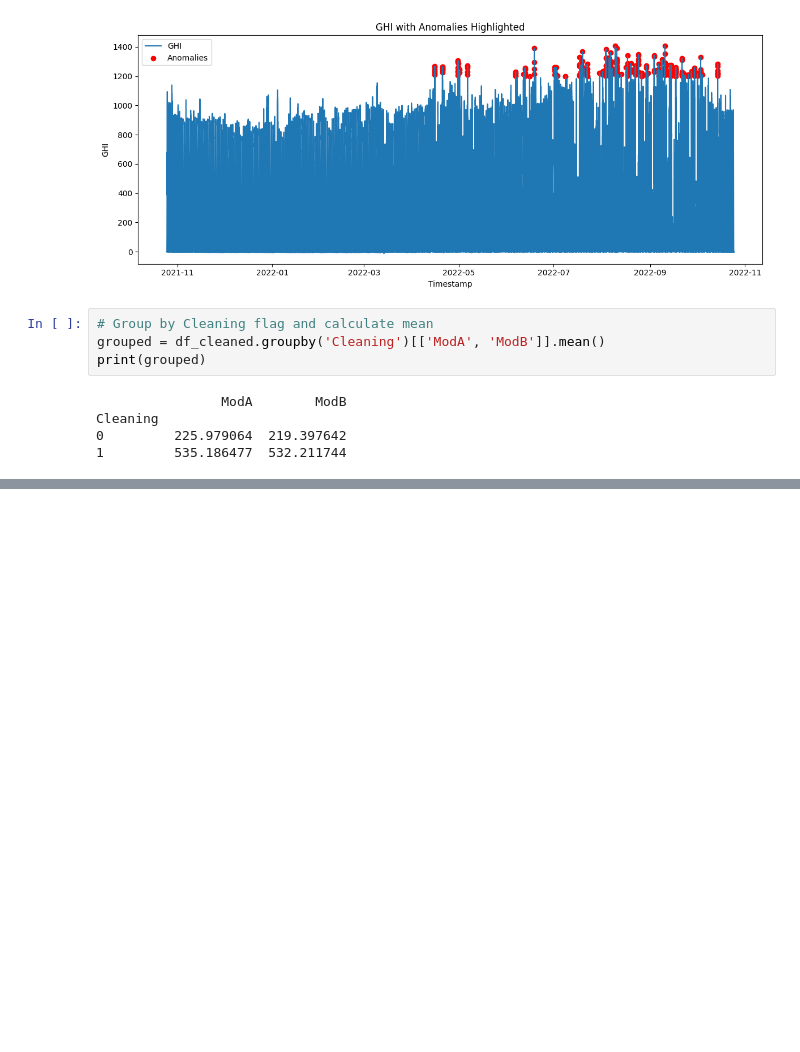
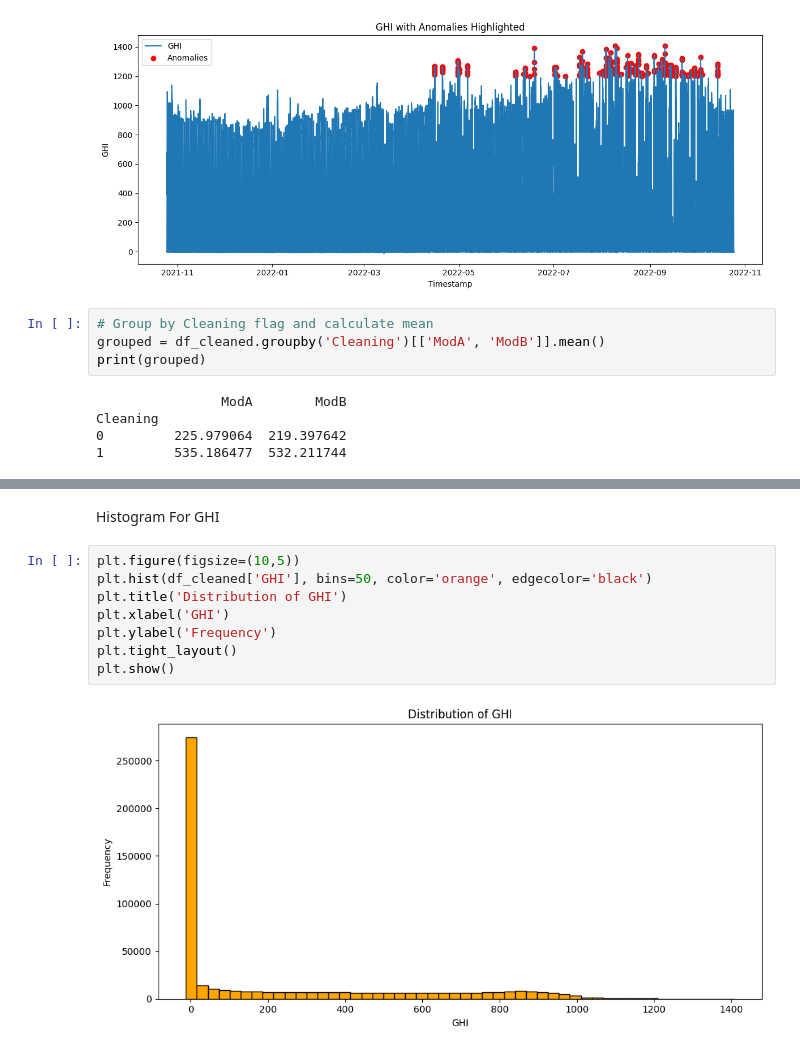
Before and after one commit to Feven777/solar-challenge-week0, a Jupyter notebook: notebook/togo_eda.ipynb, the cells around one changed output, grey strips where cells are left out. Drawn from its saved outputs; the diff is of its cells as text; blank space fills up the shorter version.

```diff
--- a/notebook/togo_eda.ipynb
+++ b/notebook/togo_eda.ipynb
@@ -274,0 +301,12 @@ Cleaning
+# %% [markdown]
+Histogram For GHI
+# %%
+plt.figure(figsize=(10,5))
+plt.hist(df_cleaned['GHI'], bins=50, color='orange', edgecolor='black')
+plt.title('Distribution of GHI')
+plt.xlabel('GHI')
+plt.ylabel('Frequency')
+plt.tight_layout()
+plt.show()
+# %% [output]
+[figure, added]
```
Also changed, not shown: parts of 4 cells of this notebook, 1 other file.
